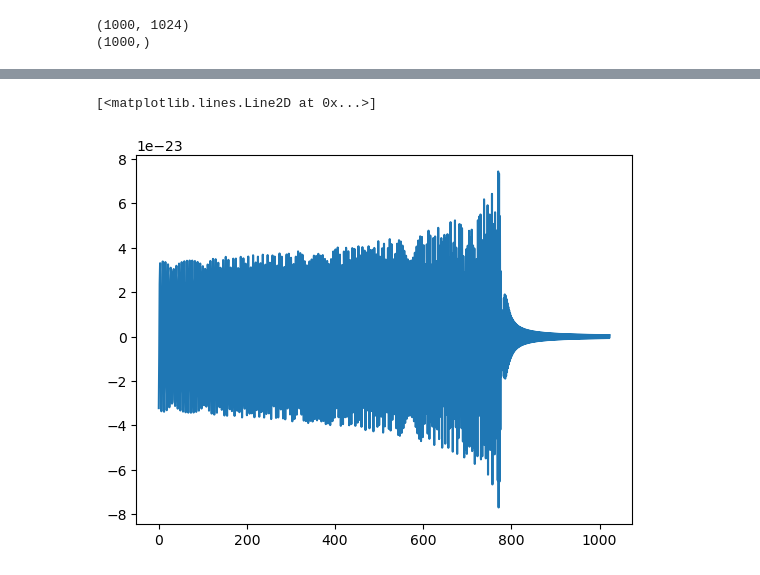
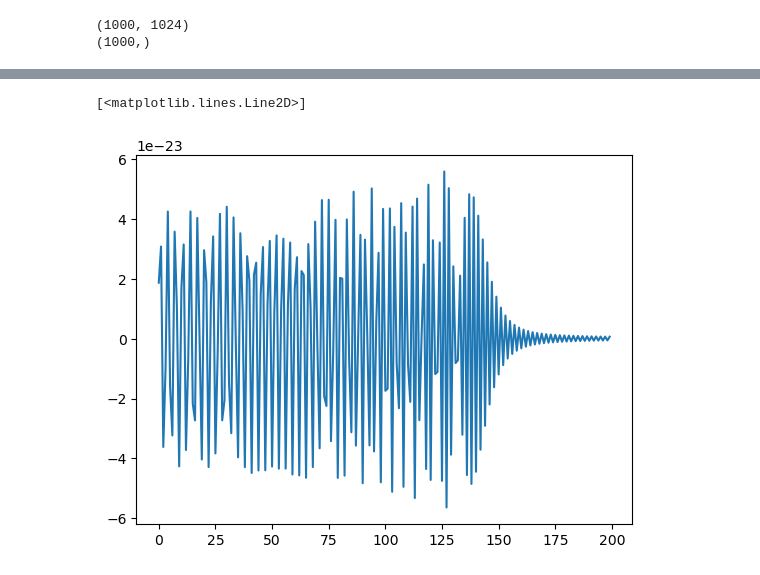
Before and after one commit to tttiago/dataset_generation, a Jupyter notebook: check_waves.ipynb, the cells around one changed output, grey strips where cells are left out. Cells and saved outputs as stored; diff of their text form; code cells hidden in the pictures.

```diff
--- a/check_waves.ipynb
+++ b/check_waves.ipynb
@@ -33,5 +31,5 @@ plt.show()
 # %%
-plt.plot(data[0])
+plt.plot(data[0][630:830])
 # %% [output]
-[<matplotlib.lines.Line2D at 0x...>]
+[<matplotlib.lines.Line2D>]
-[figure, old version]
+[figure, new version]
```
Also changed, not shown: parts of 1 cell of this notebook.
